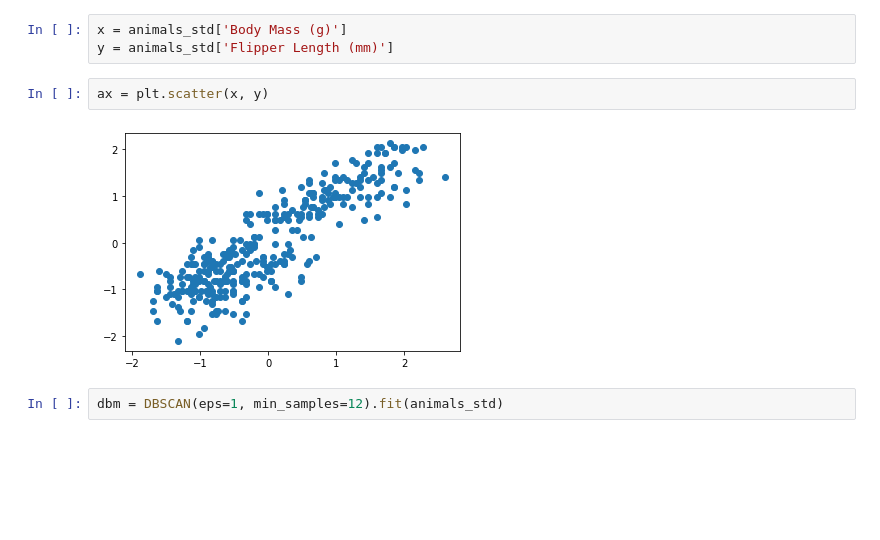
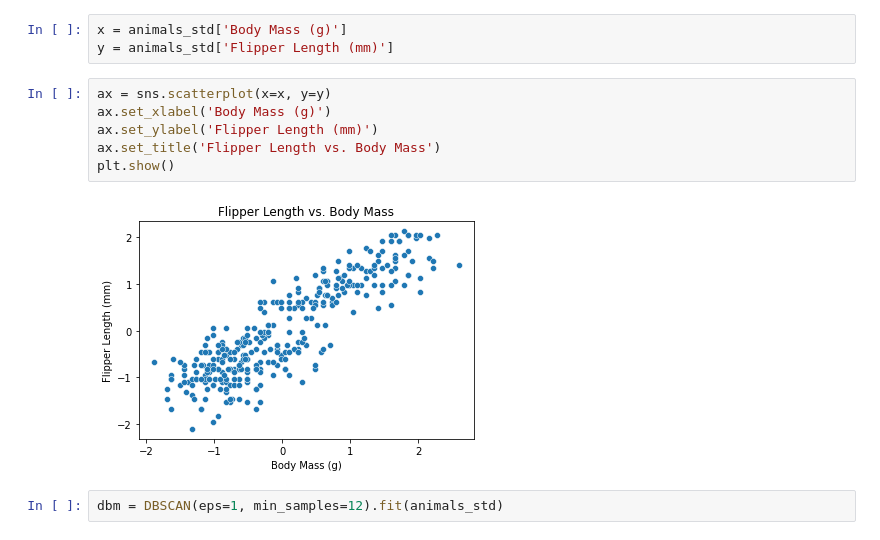
Before and after one commit to buxto/knn-assess, a Jupyter notebook: dbscan-assess.ipynb, the cells around one changed output. Cells and saved outputs as stored; diff of their text form; blank space fills up the shorter version.

Commit message:
updated initial plot

```diff
--- a/dbscan-assess.ipynb
+++ b/dbscan-assess.ipynb
@@ -43,9 +43,13 @@ animals_std.describe()
 x = animals_std['Body Mass (g)']
 y = animals_std['Flipper Length (mm)']
 # %%
-ax = plt.scatter(x, y)
+ax = sns.scatterplot(x=x, y=y)
+ax.set_xlabel('Body Mass (g)')
+ax.set_ylabel('Flipper Length (mm)')
+ax.set_title('Flipper Length vs. Body Mass')
+plt.show()
 # %% [output]
-[figure, old version]
+[figure, new version]
 # %%
 dbm = DBSCAN(eps=1, min_samples=12).fit(animals_std)
 # %%
```
Also changed, not shown: 1 other file.
